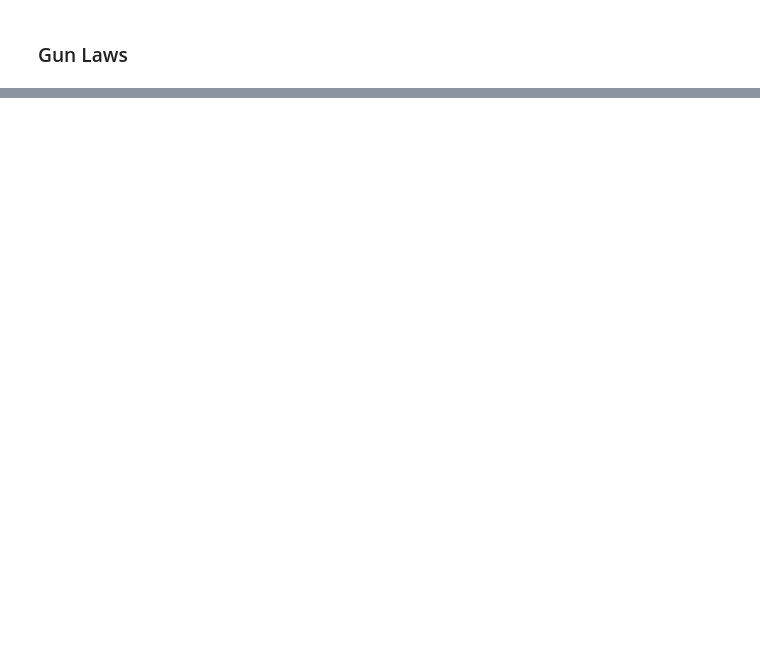
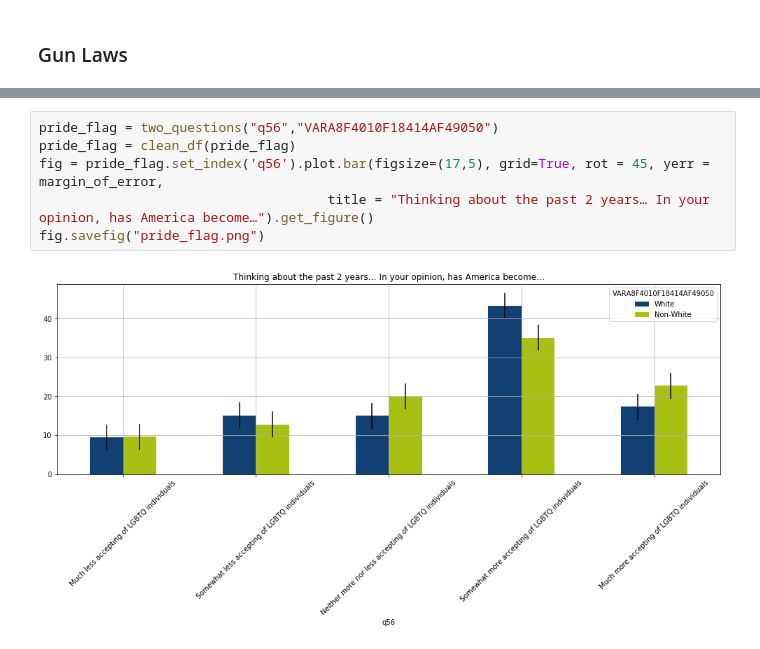
Before and after one commit to thebbennett/buzzfeed-wins-lgbt, a Jupyter notebook: Buzzfeed-Wins LGBT Exploratory Data Analysis.ipynb, the cells around one changed output, grey strips where cells are left out. Drawn from its saved outputs; the diff is of its cells as text; blank space fills up the shorter version.

```diff
--- a/Buzzfeed-Wins LGBT Exploratory Data Analysis.ipynb
+++ b/Buzzfeed-Wins LGBT Exploratory Data Analysis.ipynb
@@ -265,0 +285,8 @@ plotly.offline.plot(fig, validate=False)
+# %%
+pride_flag = two_questions("q56","VARA8F4010F18414AF49050")
+pride_flag = clean_df(pride_flag)
+fig = pride_flag.set_index('q56').plot.bar(figsize=(17,5), grid=True, rot = 45, yerr = margin_of_error,
+                                     title = "Thinking about the past 2 years… In your opinion, has America become…").get_figure()
+fig.savefig("pride_flag.png")
+# %% [output]
+[figure, added]
```
Also changed, not shown: parts of 34 cells of this notebook.
